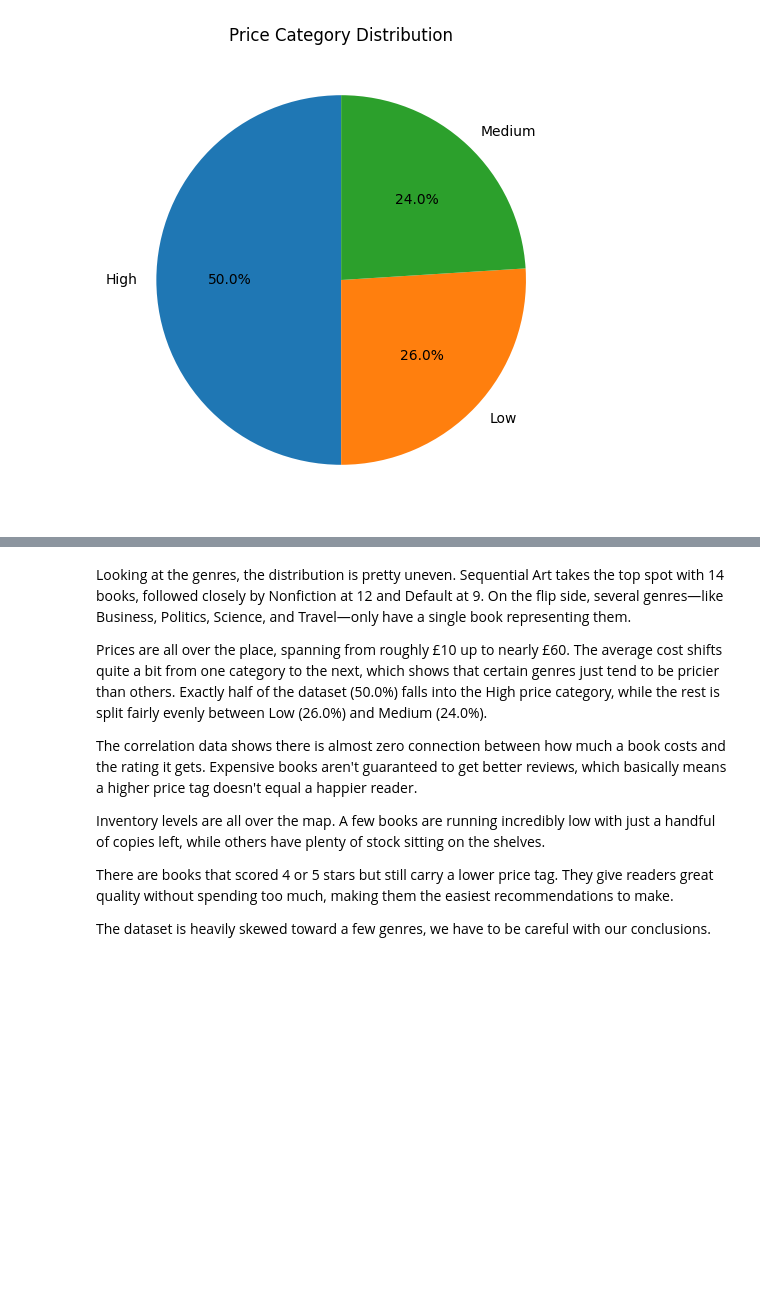
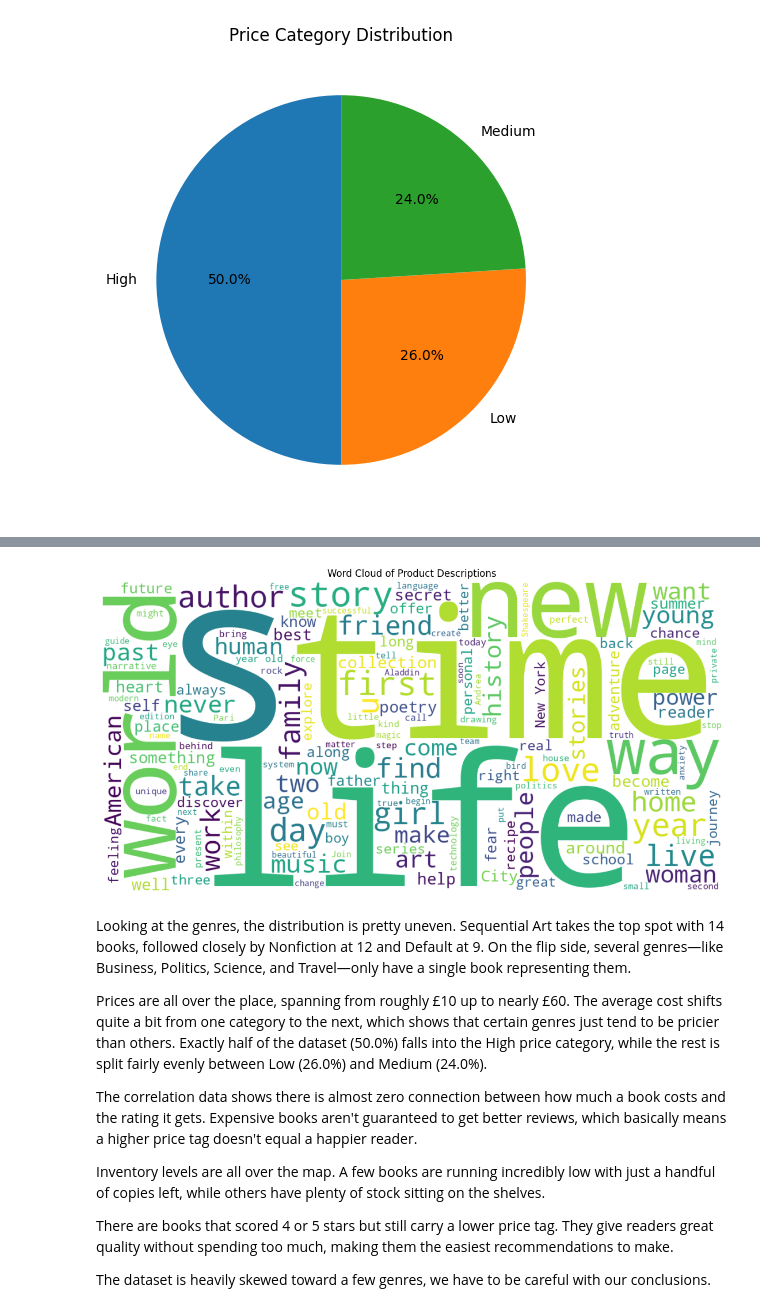
Before and after one commit to KevalPatodiya/202618056_KevalPatodiya_DS605, a Jupyter notebook: 202618056_lab01/202618056_lab01.ipynb, the cells around one changed output, grey strips where cells are left out. Saved outputs shown, nothing was run; the diff lists cells and outputs as text; code cells hidden in the pictures; blank space fills up the shorter version.

```diff
--- a/202618056_lab01/202618056_lab01.ipynb
+++ b/202618056_lab01/202618056_lab01.ipynb
@@ -425,3 +468,29 @@ plt.show()
+# %%
+from wordcloud import WordCloud, STOPWORDS
+
+stopwords = set(STOPWORDS)
+stopwords.update([
+    "book", "books", "read", "one", "will", "can",
+    "also", "said", "like", "much", "many"
+])
+
+text = " ".join(df["product_description"].fillna(""))
+
+wordcloud = WordCloud(
+    width=1200,
+    height=600,
+    background_color="white",
+    stopwords=stopwords,
+    max_words=150
+).generate(text)
+
+plt.figure(figsize=(15,7))
+plt.imshow(wordcloud, interpolation="bilinear")
+plt.axis("off")
+plt.title("Word Cloud of Product Descriptions")
+plt.show()
+# %% [output]
+[figure, added]
 # %% [markdown]
 Looking at the genres, the distribution is pretty uneven. Sequential Art takes the top spot with 14 books, followed closely by Nonfiction at 12 and Default at 9. On the flip side, several genres—like Business, Politics, Science, and Travel—only have a single book representing them.
 
```
Also changed, not shown: parts of 2 cells of this notebook.
